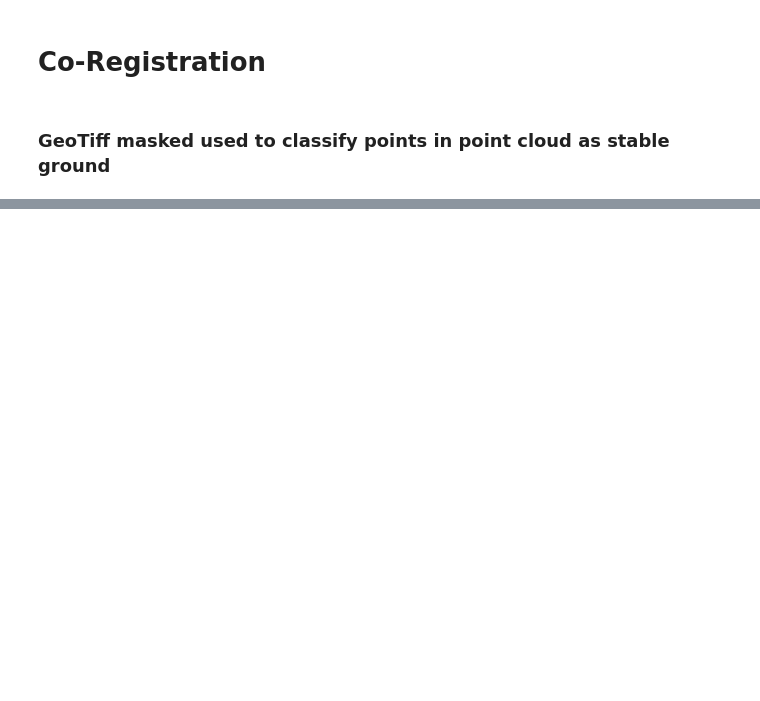
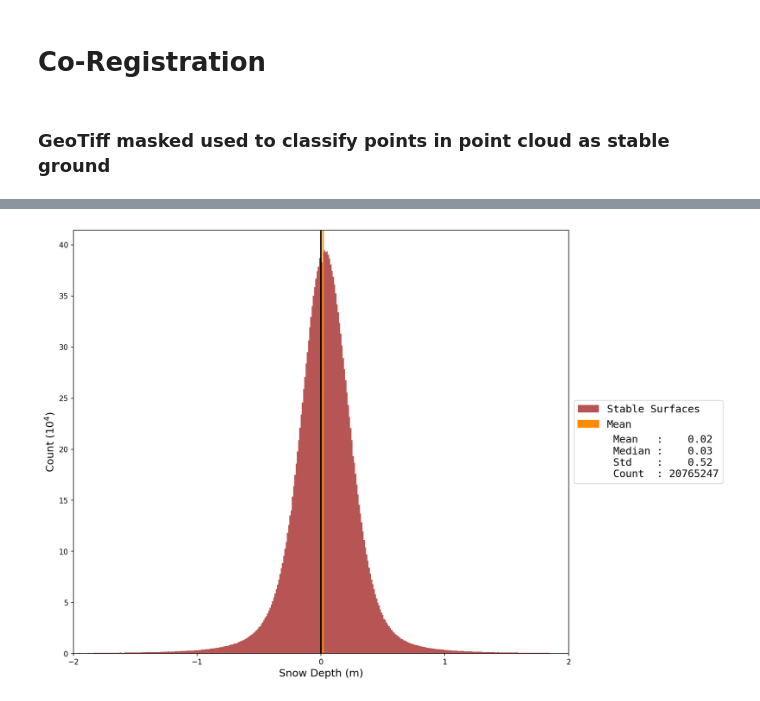
Before and after one commit to jomey/raster_compare, a Jupyter notebook: notebooks/Stable_ground.ipynb, the cells around one changed output, grey strips where cells are left out. Cells and saved outputs as stored; diff of their text form; code cells hidden in the pictures; blank space fills up the shorter version.

```diff
--- a/notebooks/Stable_ground.ipynb
+++ b/notebooks/Stable_ground.ipynb
@@ -12,5 +12,10 @@ figure_style= dict(
 # %% [markdown]
 ### GeoTiff masked used to classify points in point cloud as stable ground
 # %%
+stable_ground = RasterFile(STABLE_GROUND, band_number=1)
 stable_ground_values = stable_ground.band_values()
-np.ma.masked_where(stable_ground_values == 0, stable_ground_values, copy=False)
+stable_ground_values = np.ma.masked_where(stable_ground_values == 0, stable_ground_values, copy=False)
+
+sfm_snow_free_values = sfm_snow_free.band_values()
+sfm_snow_on_values = sfm_snow_on.band_values()
+dem_co_reg_values = dem_co_reg.band_values()
@@ -31,13 +42,17 @@ make_box_plot(stable_ground_difference, 'Stable Ground');
 # %%
-plot_histogram(
+plot = plot_histogram(
     [{
         'data': stable_ground_difference,
         'label': 'Stable Surfaces',
         'color': 'brown',
     }],
     (-2, 2),
     **figure_style
-);
+)
+with plot as ax:
+     ax
+# %% [output]
+[figure, added]
 # %%
 plt.figure(**figure_style)
 plt.imshow(
```
Also changed, not shown: parts of 12 cells of this notebook, 4 other files.
